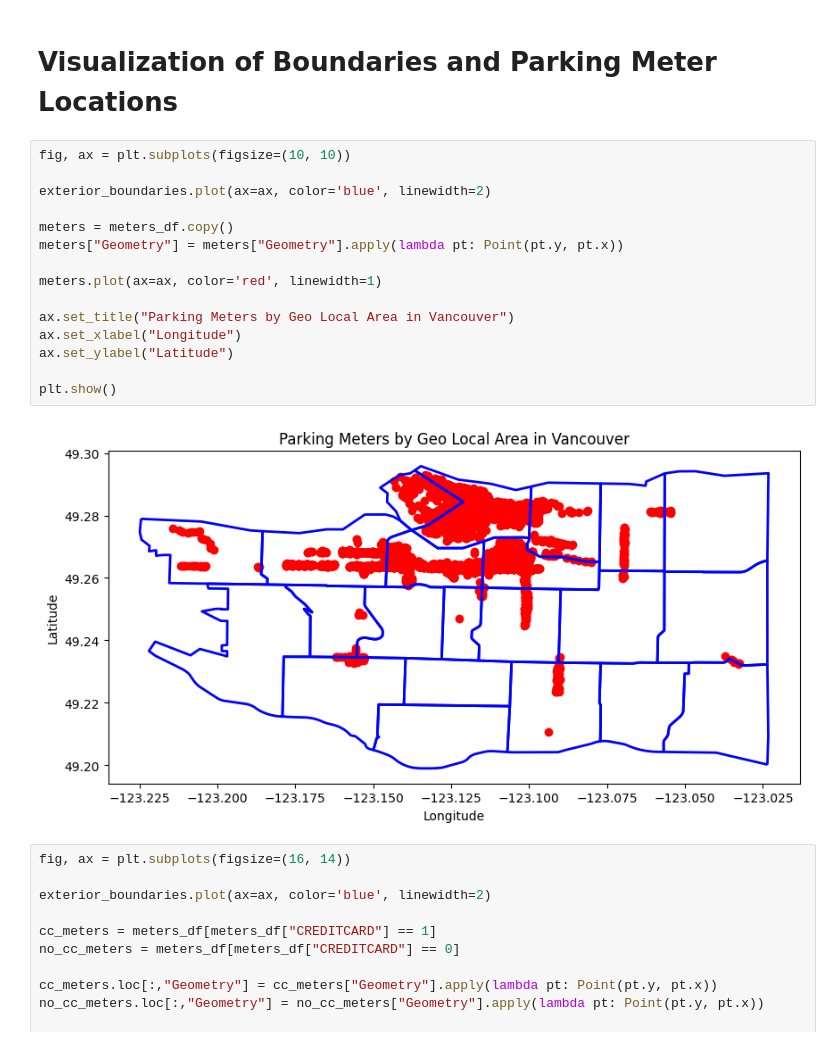
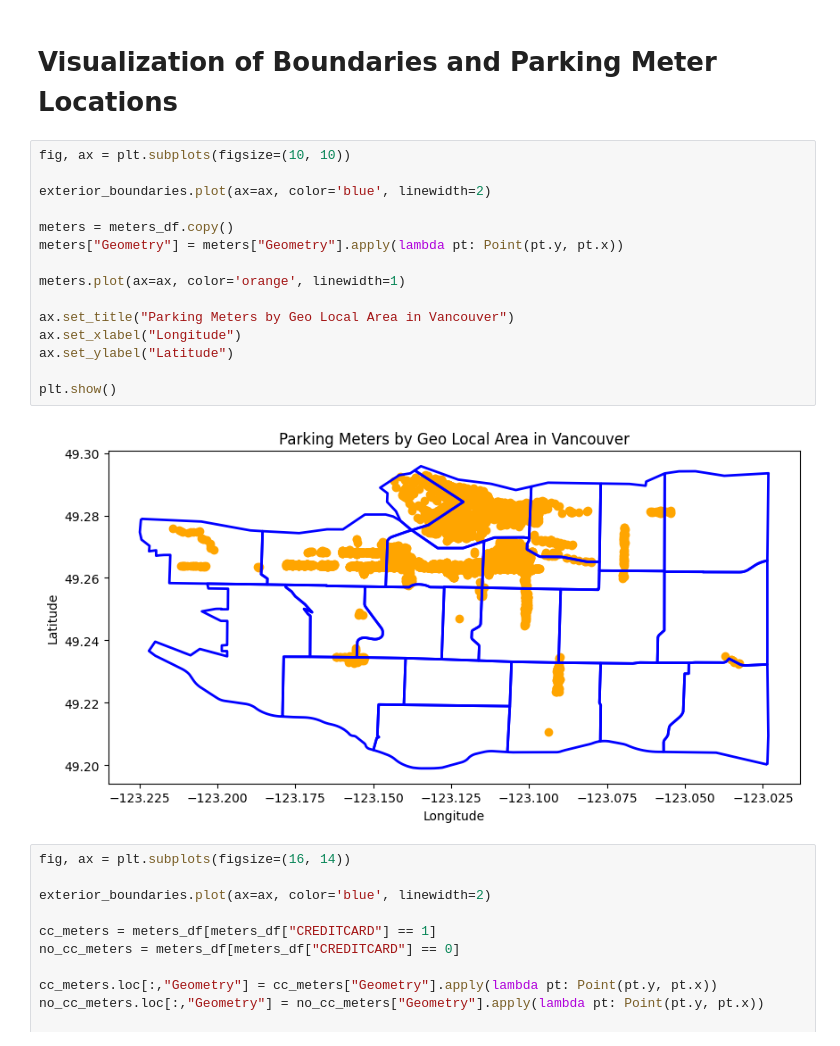
Before and after one commit to nwoods1/Cmpt353Project, a Jupyter notebook: notebooks/2_visualizations.ipynb, the cells around one changed output. Saved outputs shown, nothing was run; the diff lists cells and outputs as text.

```diff
--- a/notebooks/2_visualizations.ipynb
+++ b/notebooks/2_visualizations.ipynb
@@ -88,20 +91,20 @@ plt.show()
 # %%
 fig, ax = plt.subplots(figsize=(10, 10))
 
 exterior_boundaries.plot(ax=ax, color='blue', linewidth=2)
 
 meters = meters_df.copy()
 meters["Geometry"] = meters["Geometry"].apply(lambda pt: Point(pt.y, pt.x))
 
-meters.plot(ax=ax, color='red', linewidth=1)
+meters.plot(ax=ax, color='orange', linewidth=1)
 
 ax.set_title("Parking Meters by Geo Local Area in Vancouver")
 ax.set_xlabel("Longitude")
 ax.set_ylabel("Latitude")
 
 plt.show()
 # %% [output]
-[figure, old version]
+[figure, new version]
 # %%
 fig, ax = plt.subplots(figsize=(16, 14))
 
```
Also changed, not shown: parts of 13 cells of this notebook.
